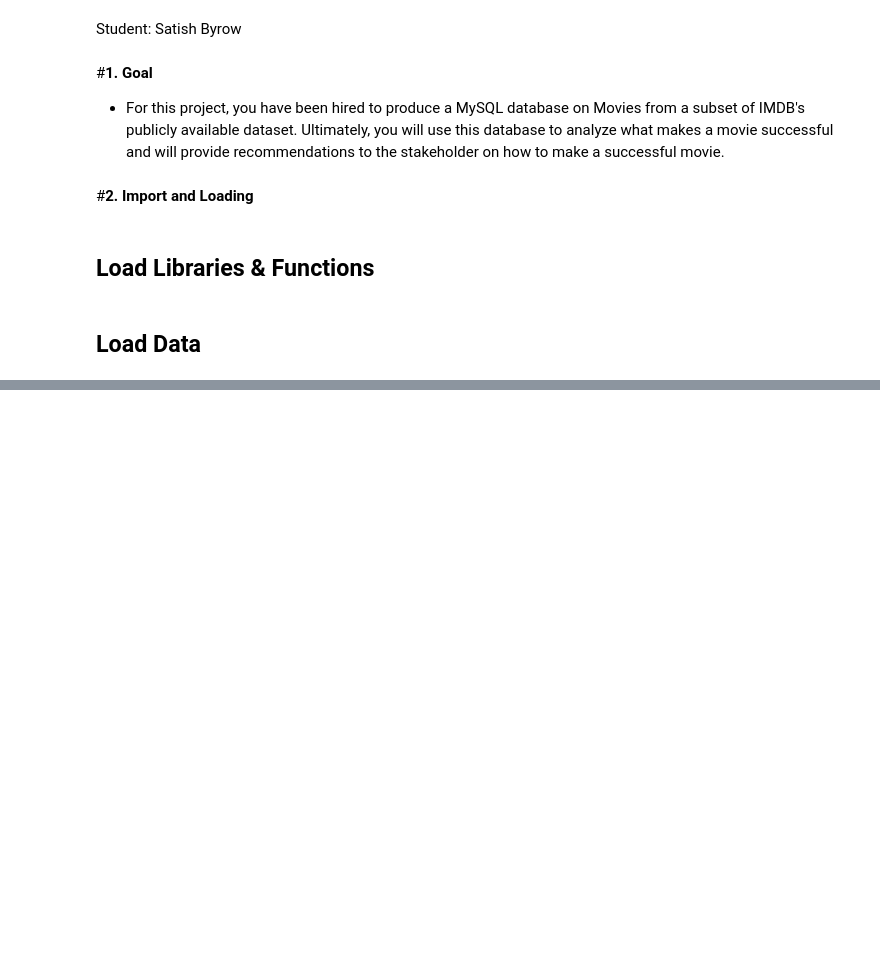
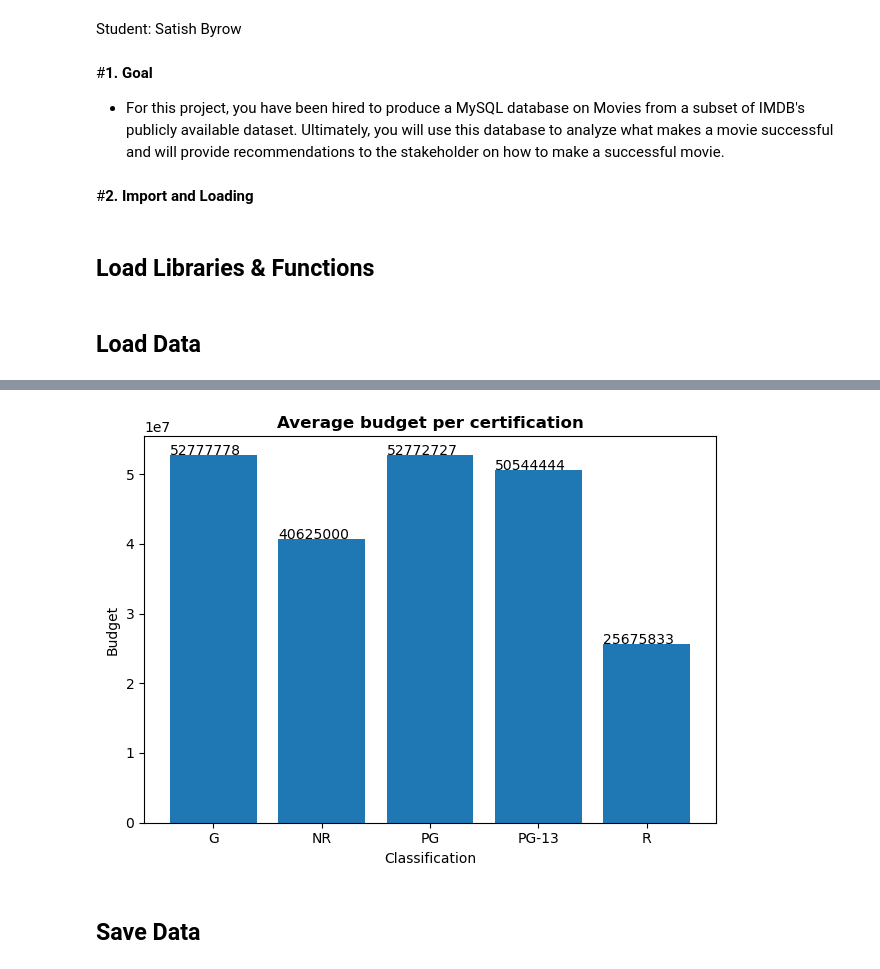
Before and after one commit to MrBCPT/DE_2023, a Jupyter notebook: Project_3_Part_2_EDA(Core).ipynb, the cells around one changed output, grey strips where cells are left out. Cells and saved outputs as stored; diff of their text form; code cells hidden in the pictures; blank space fills up the shorter version.

```diff
--- a/Project_3_Part_2_EDA(Core).ipynb
+++ b/Project_3_Part_2_EDA(Core).ipynb
@@ -56,0 +205,18 @@ IntCastingNaNError: Cannot convert non-finite values (NA or inf) to integer
+# %%
+# Use groupby to calculate the average budget for each classification
+df_movie_revenue = df.groupby('certification')['budget'].mean()
+
+# Plot the average of each as a bar
+fig, ax = plt.subplots()
+ax.bar(df_movie_revenue.index, df_movie_revenue.values);
+for p in ax.patches:
+   ax.annotate('{:.0f}'.format(p.get_height()), (p.get_x(), p.get_height()+0.01))
+ax.set_ylabel('Budget')
+ax.set_xlabel("Classification");
+ax.set_title("Average budget per certification", fontweight='bold')
+# Fix layout and show plot (before print statements)
+fig.tight_layout()
+# %% [output]
+[figure, added]
+# %% [markdown]
+## Save Data
```
Also changed, not shown: parts of 14 cells of this notebook, 1 other file.
